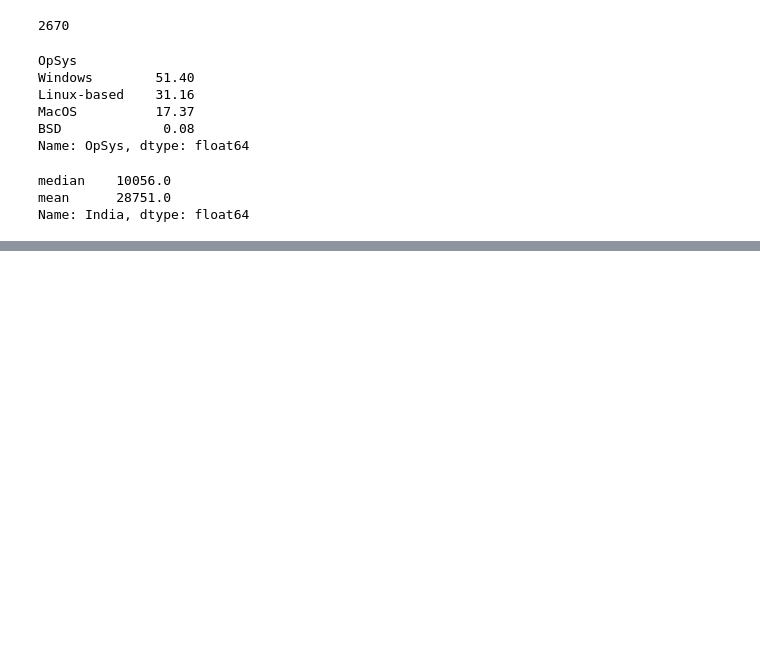
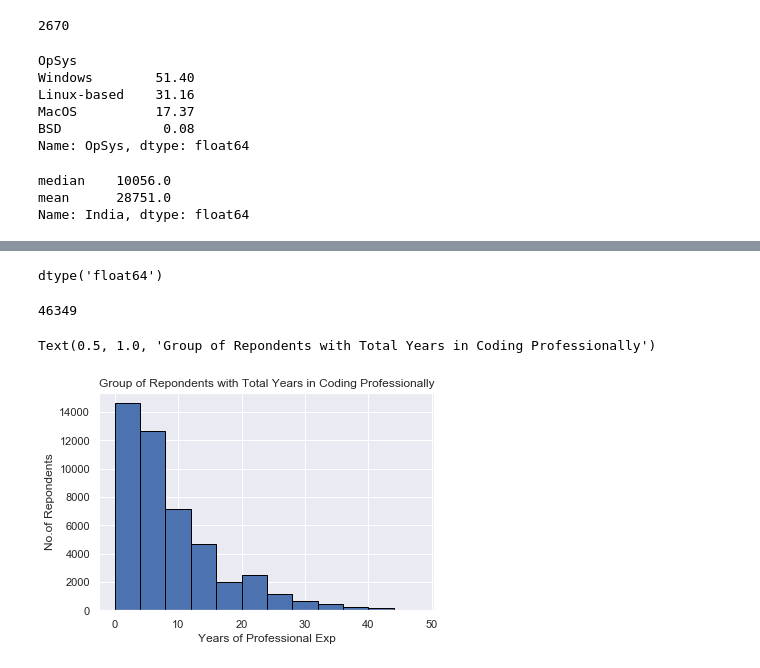
Before and after one commit to adityabist/Developer-Survey-Result-2020-Analysed, a Jupyter notebook: Demo Developer Survey 2020.ipynb, the cells around one changed output, grey strips where cells are left out. Drawn from its saved outputs; the diff is of its cells as text; code cells hidden in the pictures; blank space fills up the shorter version.

```diff
--- a/Demo Developer Survey 2020.ipynb
+++ b/Demo Developer Survey 2020.ipynb
@@ -386,0 +505,22 @@ Name: India, dtype: float64
+# %%
+survey["YearsCodePro"].dtypes
+# %% [output]
+dtype('float64')
+# %%
+survey["YearsCodePro"].value_counts().sum()
+# %% [output]
+46349
+# %%
+survey["YearsCodePro"].replace("Less than 1 year",0, inplace=True)
+survey["YearsCodePro"].replace("More than 50 years",51, inplace=True)
+# %%
+survey["YearsCodePro"]=survey["YearsCodePro"].astype(float)
+# %%
+
+plt.hist(survey["YearsCodePro"].dropna(),bins=range (0,50,4),edgecolor= "black")
+plt.ylabel("No.of Repondents")
+plt.xlabel("Years of Professional Exp")
+plt.title("Group of Repondents with Total Years in Coding Professionally")
+# %% [output]
+Text(0.5, 1.0, 'Group of Repondents with Total Years in Coding Professionally')
+[figure, added]
```
Also changed, not shown: parts of 18 cells of this notebook.
